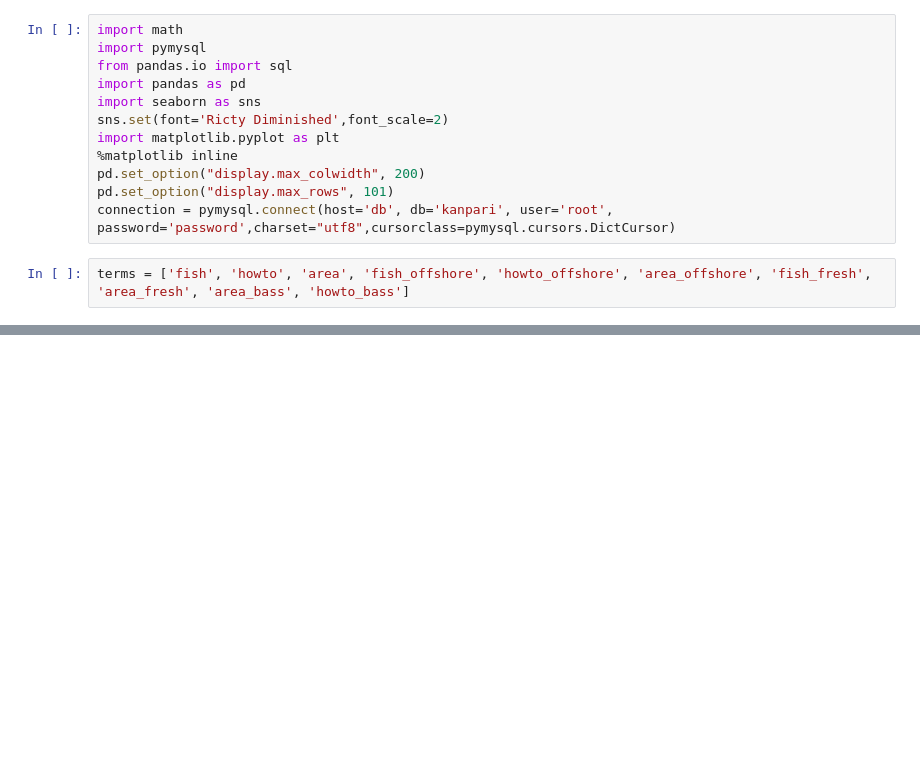
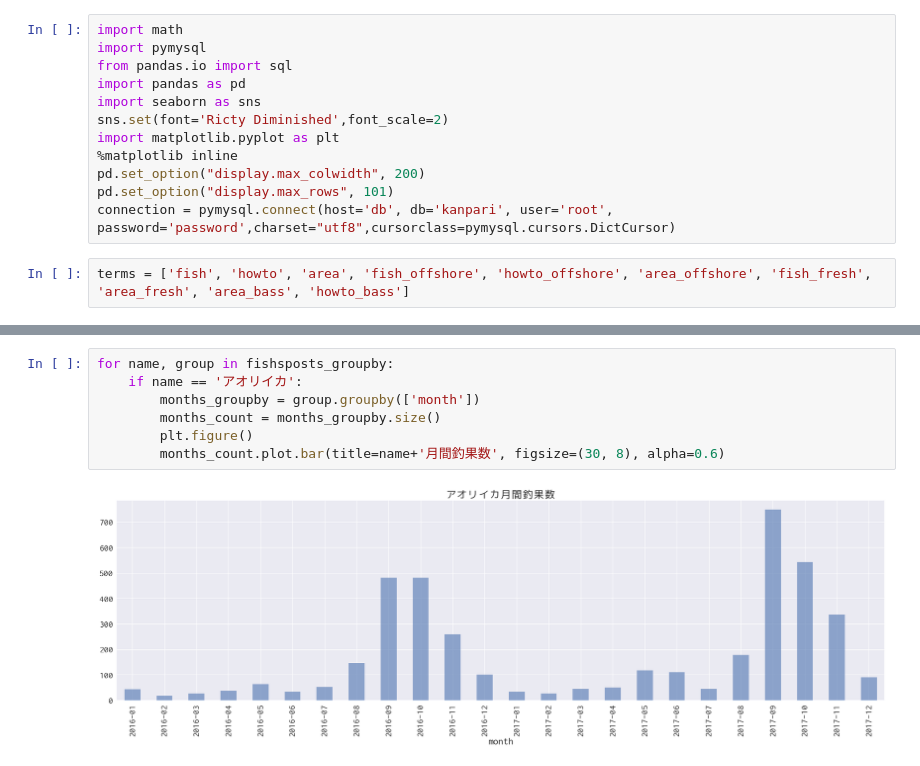
Before and after one commit to takashi11171117/docker_jupyter, a Jupyter notebook: jupyter/work/kanpari.ipynb, the cells around one changed output, grey strips where cells are left out. Drawn from its saved outputs; the diff is of its cells as text; blank space fills up the shorter version.

```diff
--- a/jupyter/work/kanpari.ipynb
+++ b/jupyter/work/kanpari.ipynb
@@ -93,0 +117,9 @@ memory usage: 490.2+ KB
+# %%
+for name, group in fishsposts_groupby:
+    if name == 'アオリイカ':
+        months_groupby = group.groupby(['month'])
+        months_count = months_groupby.size()
+        plt.figure()
+        months_count.plot.bar(title=name+'月間釣果数', figsize=(30, 8), alpha=0.6)
+# %% [output]
+[figure, added]
```
Also changed, not shown: parts of 7 cells of this notebook, 11 other files.
